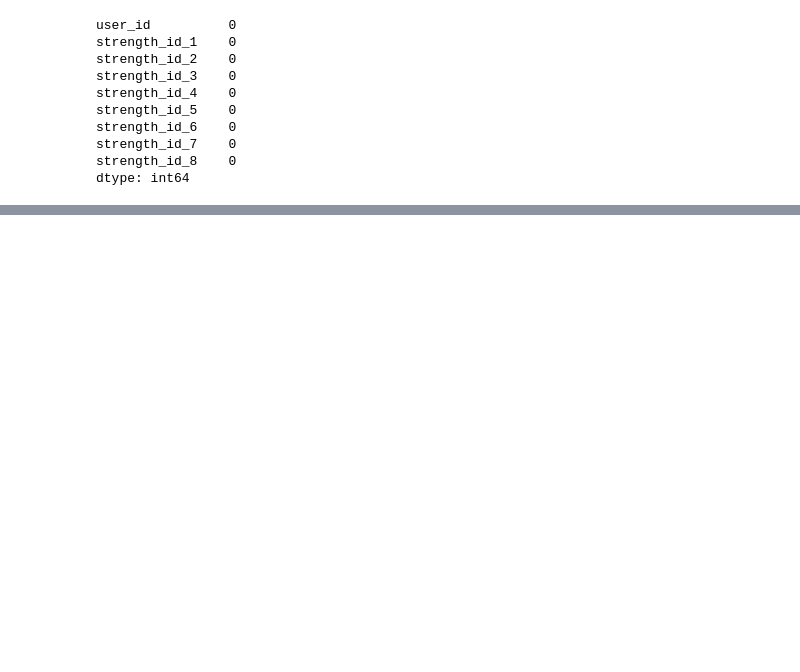
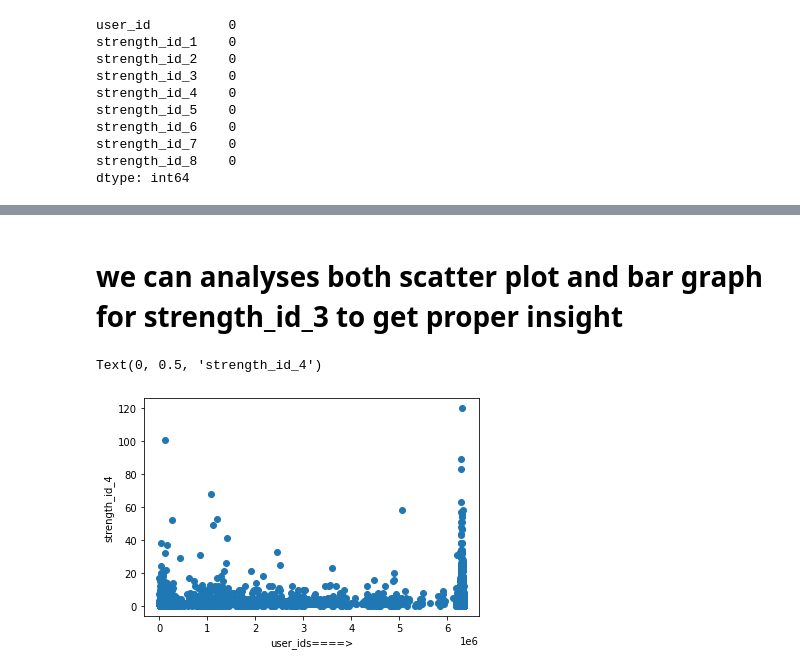
Before and after one commit to saurav-jaat/innerve_data-hackathon-2020-, a Jupyter notebook: UnivariateAnalysis/UA_strengths.ipynb, the cells around one changed output, grey strips where cells are left out. Saved outputs shown, nothing was run; the diff lists cells and outputs as text; code cells hidden in the pictures; blank space fills up the shorter version.

```diff
--- a/UnivariateAnalysis/UA_strengths.ipynb
+++ b/UnivariateAnalysis/UA_strengths.ipynb
@@ -28,0 +62,9 @@ dtype: int64
+# %% [markdown]
+# we can analyses both scatter plot and bar graph for strength_id_3 to get proper insight
+# %%
+plt.scatter(x,y4)
+plt.xlabel("user_ids====>")
+plt.ylabel("strength_id_4")
+# %% [output]
+Text(0, 0.5, 'strength_id_4')
+[figure, added]
```
Also changed, not shown: parts of 35 cells of this notebook.
